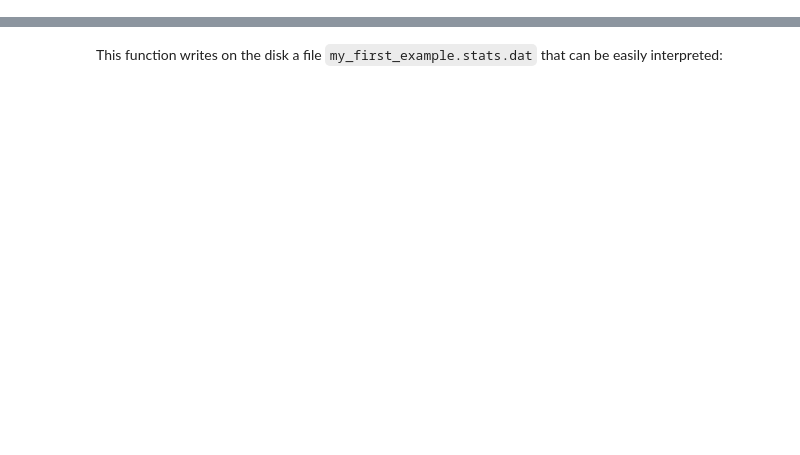
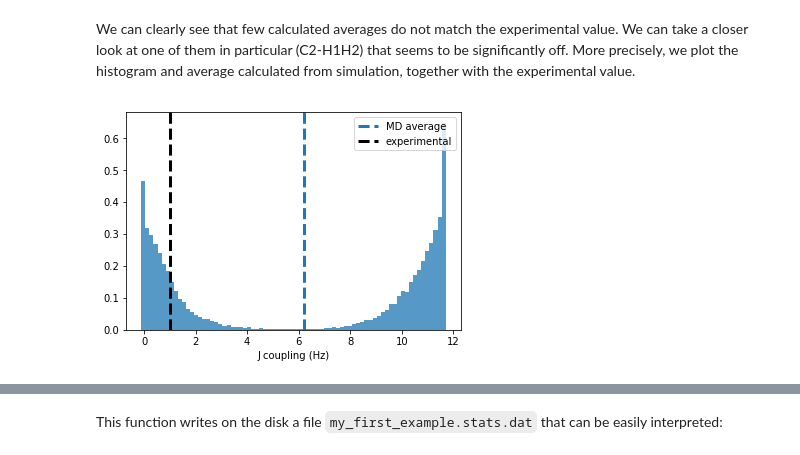
Before and after one commit to KULL-Centre/BME, a Jupyter notebook: notebook/BME_01.ipynb, the cells around one changed output, grey strips where cells are left out. Cells and saved outputs as stored; diff of their text form; code cells hidden in the pictures; blank space fills up the shorter version.

```diff
--- a/notebook/BME_01.ipynb
+++ b/notebook/BME_01.ipynb
@@ -92,0 +105,16 @@ Here, we show how to initialize the reweighting class, how to load the data and
+# %% [markdown]
+We can clearly see that few calculated averages do not match the experimental value. We can take a closer look at one of them in particular (C2-H1H2) that seems to be significantly off. More precisely, we plot the histogram and average calculated from simulation, together with the experimental value.
+# %%
+# find index corresponding to the desired coupling
+idx = labels.index("C2-H1H2")
+# plot the histogram
+plt.hist(calc_data[:,idx],bins=75,density=True,alpha=0.75)
+# make vertical bar corresponding to the MD average
+plt.axvline(np.average(calc_data[:,idx]),label="MD average",ls="--",lw=3)
+# make vertical bar corresponding to the MD average
+plt.axvline(exp_data[idx,0],c='k',label="experimental",ls="--",lw=3)
+plt.xlabel("J coupling (Hz)")
+plt.legend()
+plt.show()
+# %% [output]
+[figure, added]
```
Also changed, not shown: parts of 41 cells of this notebook, 1 other file.
